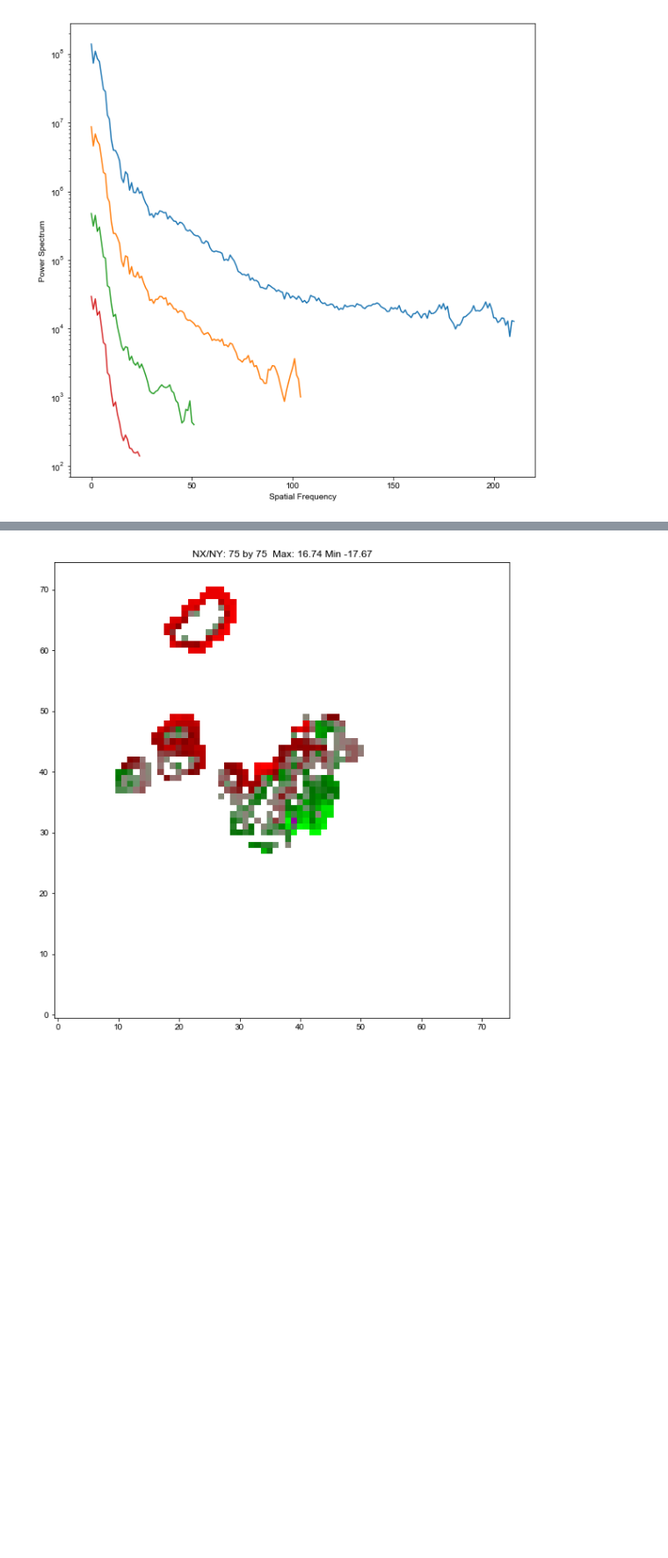
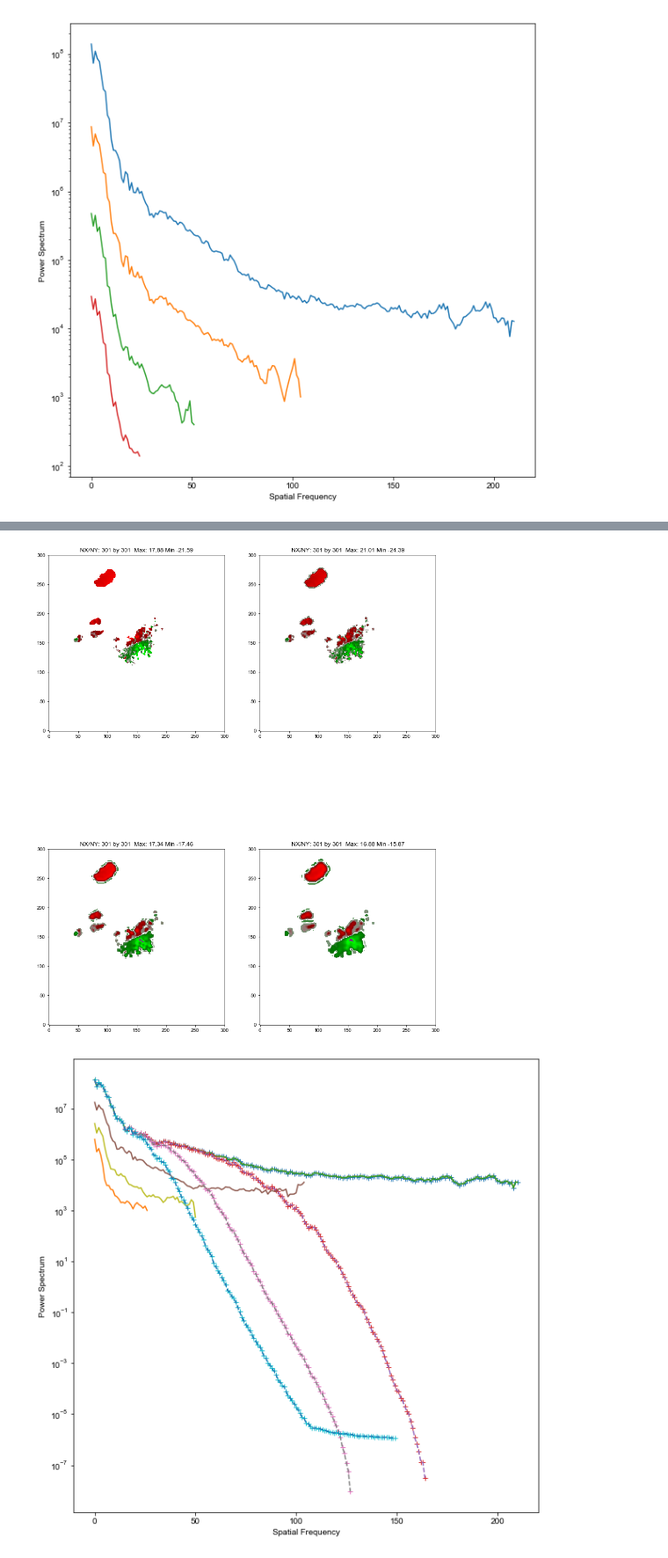
Before and after one commit to louiswicker/my_IPythonNotebooks, a Jupyter notebook: my_wavelet.ipynb, the cells around one changed output, grey strips where cells are left out. Shown at 88% size. Drawn from its saved outputs; the diff is of its cells as text; code cells hidden in the pictures; blank space fills up the shorter version.

```diff
--- a/my_wavelet.ipynb
+++ b/my_wavelet.ipynb
@@ -28,7 +48,8 @@ def powerSpecturm(data):
 import pylab as P
 from pyart.graph import cm
 
-_method = 'db1'
+
+_method = 'haar'
 
 filename = "obs_seq_KFDR_20170516_230237.nc"
 
@@ -134,10 +155,46 @@ P.show()
 # %%
+from raymond_lowpass import raymond2d_lowpass
+
+im   = ncdf.Dataset("/Users/Louis.Wicker/pyOPAWS/out_1km/"+filename)
+data = (im.variables['VEL'][0]).filled(0.0)
+
+arr = data
+Rpsd1D = []
+# arr = np.pad(arr, (90, 89), 'reflect')
+# print arr.shape
+
+P.figure(figsize = (14,20))
+
+ax = P.subplot(221)
+P.imshow(np.ma.masked_array(data, np.abs(data) < 0.5), origin='lower', cmap=cm.NWSVel)
+P.title("NX/NY: %d by %d  Max: %4.2f Min %4.2f" % (data.shape[0], data.shape[1], data.max(), data.min()))
+Rpsd1D.append(powerSpecturm(data))
+
+saveWave = []
+eps = [1.0, 100., 1000.]
+
+for n in np.arange(3):
+
+    dd = raymond2d_lowpass(data, eps[n])
+    Rpsd1D.append(powerSpecturm(dd))
+    ax = P.subplot(222+n)
+    P.imshow(np.ma.masked_array(dd, np.abs(dd) < 0.5),origin='lower', cmap=cm.NWSVel)
+    P.title("NX/NY: %d by %d  Max: %4.2f Min %4.2f" % (dd.shape[0], dd.shape[1], dd.max(), dd.min()))
+
+    saveWave.append(dd)
+
+
+P.show()
+
 P.figure(figsize = (10,10))
-im   = ncdf.Dataset("/Users/Louis.Wicker/pyOPAWS/out_4km/"+filename)
-dd   = (im.variables['VEL'][0]).filled(0.0) - saveWave[1][0:-1,0:-1]
+for n in np.arange(4):
+    P.semilogy( Rpsd1D[n] , '+' )
+    P.semilogy( psd1D[n], '----')
+    P.semilogy( Csd1D[n] )
 
-P.imshow(np.ma.masked_array(dd, np.abs(dd) < 0.5),origin='lower', cmap=cm.NWSVel)
-P.title("NX/NY: %d by %d  Max: %4.2f Min %4.2f" % (dd.shape[0], dd.shape[1], dd.max(), dd.min()))
+P.xlabel('Spatial Frequency')
+P.ylabel('Power Spectrum')
 P.show()
 # %% [output]
-[figure, old version]
+[figure, new version]
+[figure, added]
```
Also changed, not shown: parts of 2 cells of this notebook, 4 other files.
